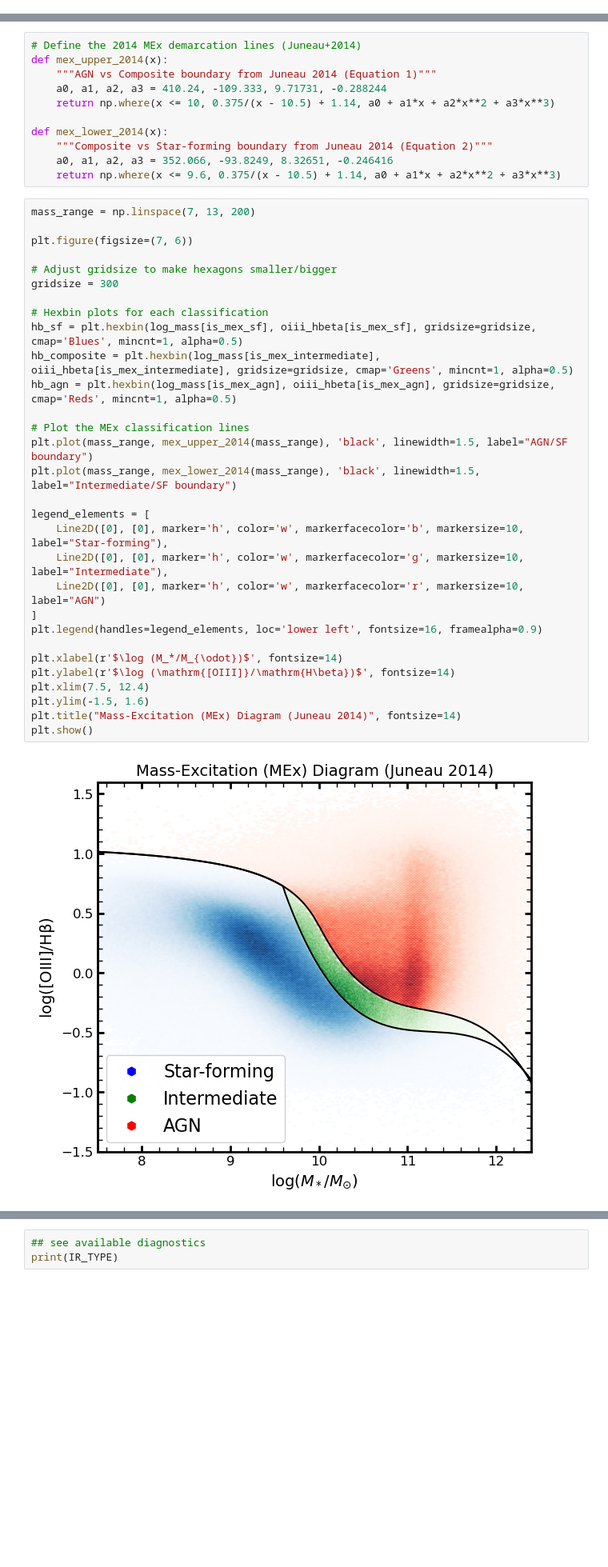
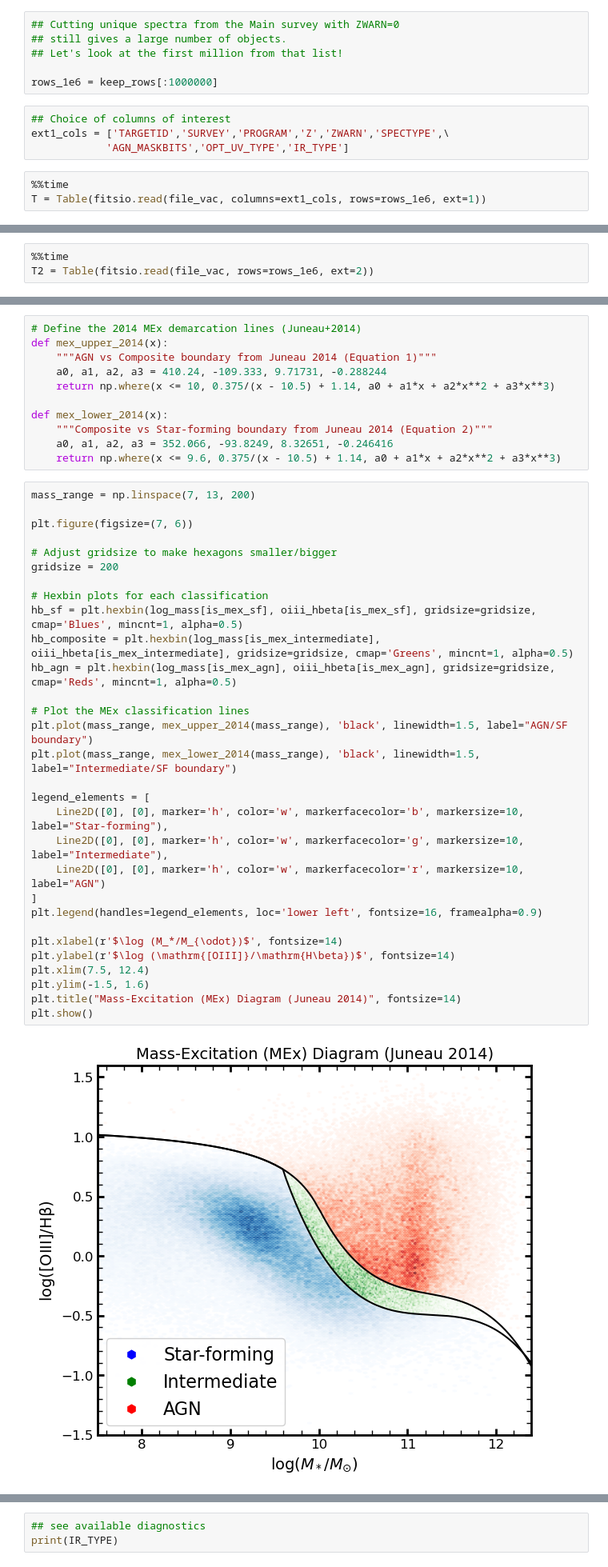
Before and after one commit to cosmodesi/desigaldev, a Jupyter notebook: AgnCats/notebooks/howto_dr1_public/01_how_to_use_AGNQSO_catalog_dr1.ipynb, the cells around one changed output, grey strips where cells are left out. Shown at 80% size. Drawn from its saved outputs; the diff is of its cells as text; blank space fills up the shorter version.

```diff
--- a/AgnCats/notebooks/howto_dr1_public/01_how_to_use_AGNQSO_catalog_dr1.ipynb
+++ b/AgnCats/notebooks/howto_dr1_public/01_how_to_use_AGNQSO_catalog_dr1.ipynb
@@ -116,0 +181,13 @@ Wall time: 1min 21s
+# %%
+## Cutting unique spectra from the Main survey with ZWARN=0
+## still gives a large number of objects.
+## Let's look at the first million from that list!
+
+rows_1e6 = keep_rows[:1000000]
+# %%
+## Choice of columns of interest
+ext1_cols = ['TARGETID','SURVEY','PROGRAM','Z','ZWARN','SPECTYPE',\
+            'AGN_MASKBITS','OPT_UV_TYPE','IR_TYPE']
+# %%
+%%time
+T = Table(fitsio.read(file_vac, columns=ext1_cols, rows=rows_1e6, ext=1))
@@ -116,0 +200,3 @@ Wall time: 1min 21s
+# %%
+%%time
+T2 = Table(fitsio.read(file_vac, rows=rows_1e6, ext=2))
@@ -599,35 +692,35 @@ def mex_lower_2014(x):
 # %%
 mass_range = np.linspace(7, 13, 200)
 
 plt.figure(figsize=(7, 6))
 
 # Adjust gridsize to make hexagons smaller/bigger
-gridsize = 300
+gridsize = 200
 
 # Hexbin plots for each classification
 hb_sf = plt.hexbin(log_mass[is_mex_sf], oiii_hbeta[is_mex_sf], gridsize=gridsize, cmap='Blues', mincnt=1, alpha=0.5)
 hb_composite = plt.hexbin(log_mass[is_mex_intermediate], oiii_hbeta[is_mex_intermediate], gridsize=gridsize, cmap='Greens', mincnt=1, alpha=0.5)
 hb_agn = plt.hexbin(log_mass[is_mex_agn], oiii_hbeta[is_mex_agn], gridsize=gridsize, cmap='Reds', mincnt=1, alpha=0.5)
 
 # Plot the MEx classification lines
 plt.plot(mass_range, mex_upper_2014(mass_range), 'black', linewidth=1.5, label="AGN/SF boundary")
 plt.plot(mass_range, mex_lower_2014(mass_range), 'black', linewidth=1.5, label="Intermediate/SF boundary")
 
 legend_elements = [
     Line2D([0], [0], marker='h', color='w', markerfacecolor='b', markersize=10, label="Star-forming"),
     Line2D([0], [0], marker='h', color='w', markerfacecolor='g', markersize=10, label="Intermediate"),
     Line2D([0], [0], marker='h', color='w', markerfacecolor='r', markersize=10, label="AGN")
 ]
 plt.legend(handles=legend_elements, loc='lower left', fontsize=16, framealpha=0.9)
 
 plt.xlabel(r'$\log (M_*/M_{\odot})$', fontsize=14)
 plt.ylabel(r'$\log (\mathrm{[OIII]}/\mathrm{H\beta})$', fontsize=14)
 plt.xlim(7.5, 12.4)
 plt.ylim(-1.5, 1.6)
 plt.title("Mass-Excitation (MEx) Diagram (Juneau 2014)", fontsize=14)
 plt.show()
 # %% [output]
-[figure, old version]
+[figure, new version]
 # %% [markdown]
 #### 5) KEx (Kinematics-Excitation) Diagnostic Diagram
 
```
Also changed, not shown: parts of 26 cells of this notebook, 2 other files.
